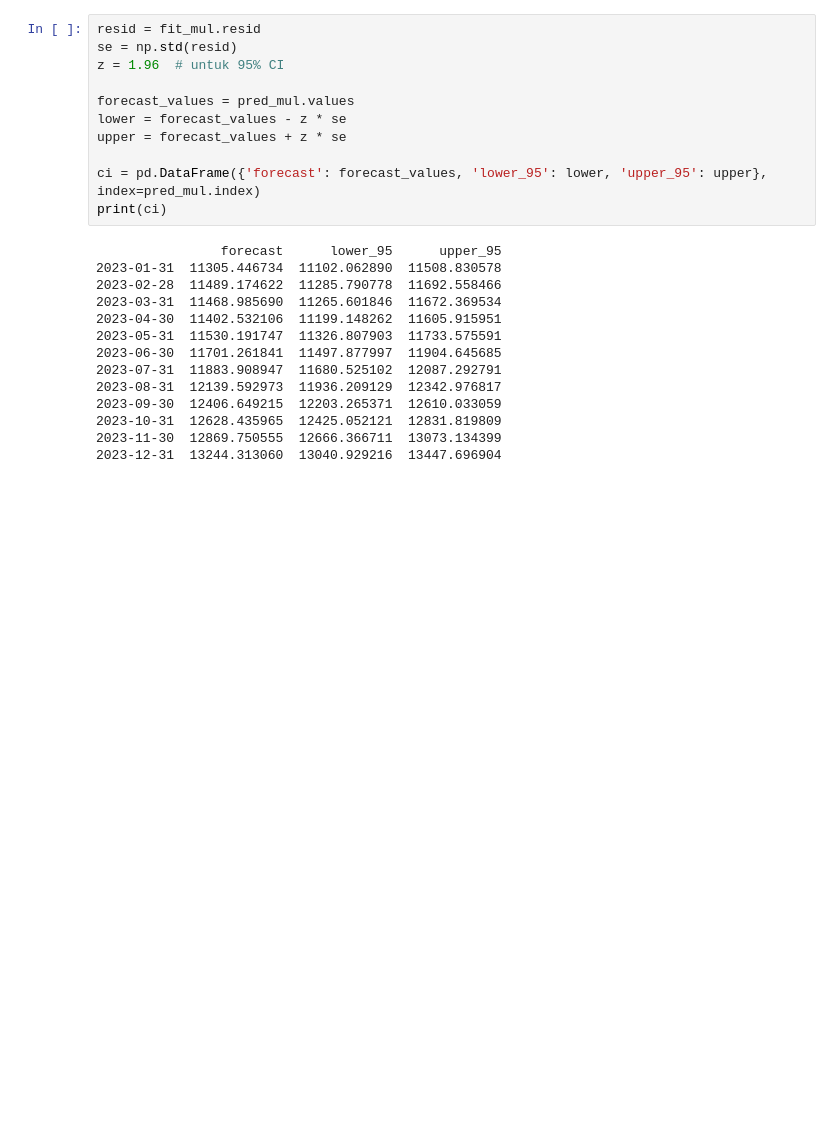
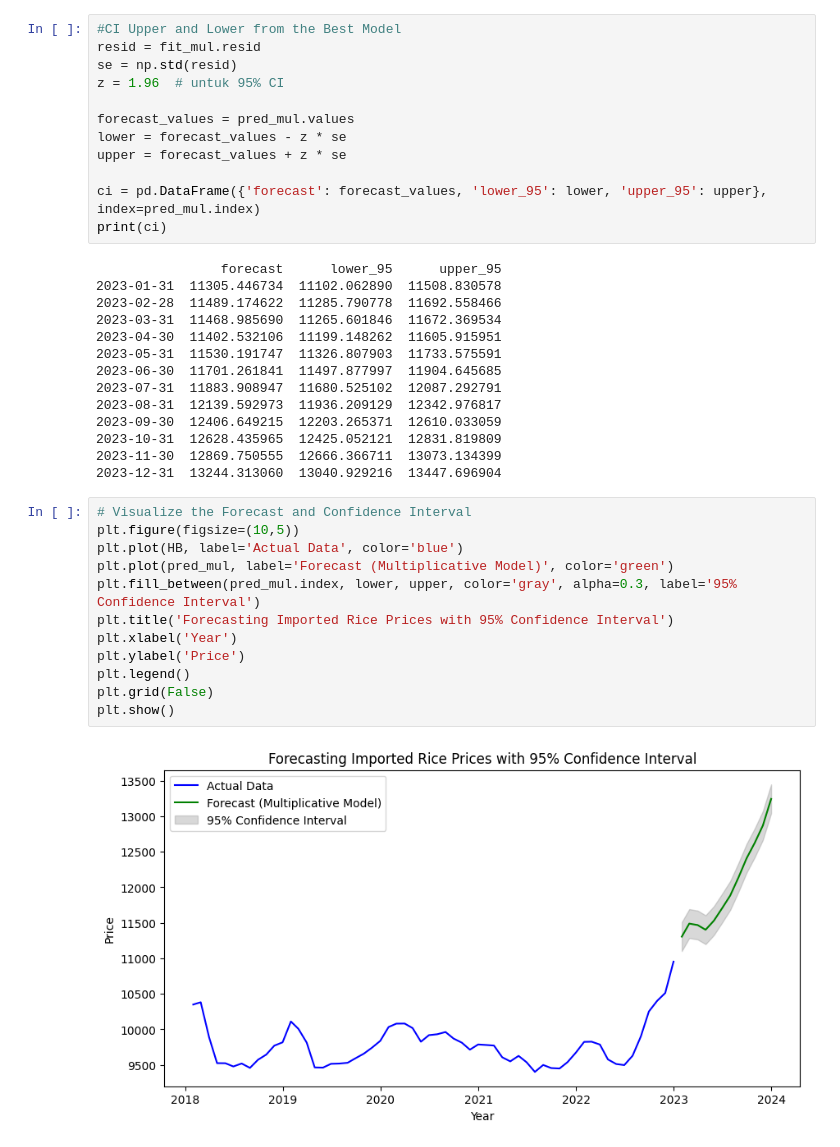
Before and after one commit to latisaalifa/Forecasting, a Jupyter notebook: Holt_Winters_Project_Forecast.ipynb, the cells around one changed output. Cells and saved outputs as stored; diff of their text form; blank space fills up the shorter version.

```diff
--- a/Holt_Winters_Project_Forecast.ipynb
+++ b/Holt_Winters_Project_Forecast.ipynb
@@ -163,4 +177,5 @@ Akurasi Holt-Winters Multiplicative: {'MAE': 85.26140166383824, 'RMSE': np.float
 # %%
+#CI Upper and Lower from the Best Model
 resid = fit_mul.resid
 se = np.std(resid)
 z = 1.96  # untuk 95% CI
@@ -185,3 +200,17 @@ print(ci)
 2023-10-31  12628.435965  12425.052121  12831.819809
 2023-11-30  12869.750555  12666.366711  13073.134399
 2023-12-31  13244.313060  13040.929216  13447.696904
+# %%
+# Visualize the Forecast and Confidence Interval
+plt.figure(figsize=(10,5))
+plt.plot(HB, label='Actual Data', color='blue')
+plt.plot(pred_mul, label='Forecast (Multiplicative Model)', color='green')
+plt.fill_between(pred_mul.index, lower, upper, color='gray', alpha=0.3, label='95% Confidence Interval')
+plt.title('Forecasting Imported Rice Prices with 95% Confidence Interval')
+plt.xlabel('Year')
+plt.ylabel('Price')
+plt.legend()
+plt.grid(False)
+plt.show()
+# %% [output]
+[figure, added]
```
Also changed, not shown: parts of 12 cells of this notebook.
